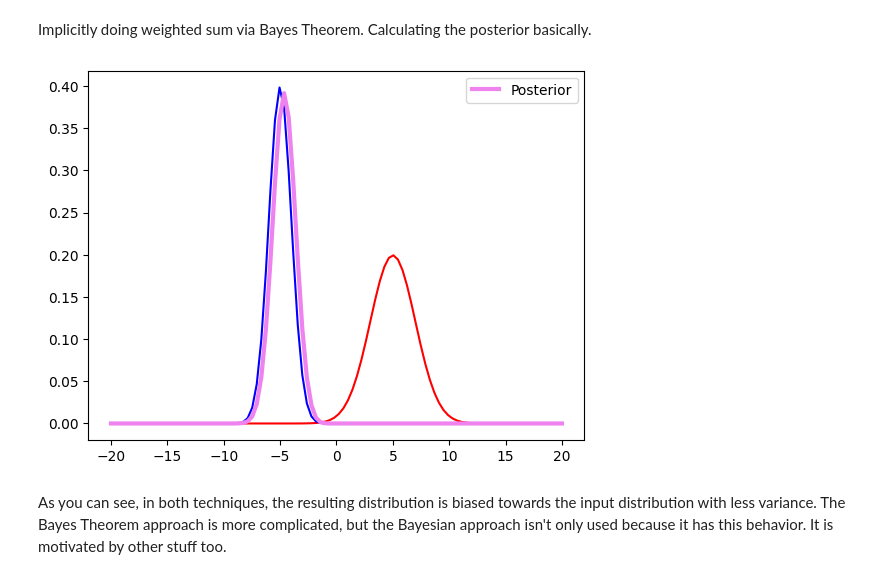
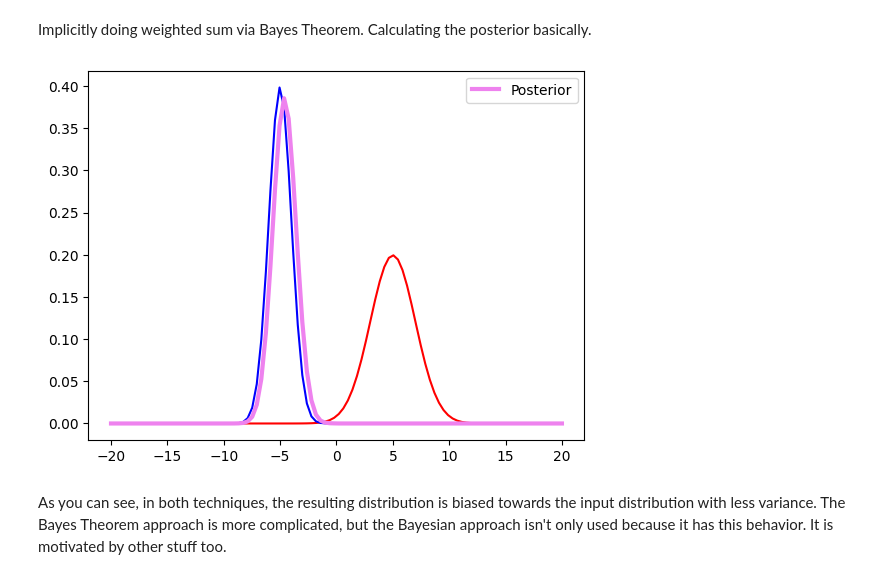
Before and after one commit to anuraglamsal/brain_and_AI, a Jupyter notebook: cue_integration.ipynb, the cells around one changed output. Saved outputs shown, nothing was run; the diff lists cells and outputs as text; code cells hidden in the pictures.

```diff
--- a/cue_integration.ipynb
+++ b/cue_integration.ipynb
@@ -70,18 +66,18 @@ Implicitly doing weighted sum via Bayes Theorem. Calculating the posterior basic
 # %%
 x = np.linspace(-20, 20, 100)
 
-cue = 10
+cue = 5
 sample_variable_value = 0
 
 plt.plot(x, normal_dist(x, 2 + 3 * sample_variable_value**2, 5 + 6 * sample_variable_value), color = 'red')
 plt.plot(x, normal_dist(x, 1, -5), color = 'blue')
 
 # This will be biased towards the distribution with lower SD too.
 plt.plot(x, posterior(x, cue, 1, -5), color = 'violet', linewidth = 3.0, label = 'Posterior')
 
 plt.legend()
 plt.show()
 # %% [output]
-[figure, old version]
+[figure, new version]
 # %% [markdown]
 As you can see, in both techniques, the resulting distribution is biased towards the input distribution with less variance. The Bayes Theorem approach is more complicated, but the Bayesian approach isn't only used because it has this behavior. It is motivated by other stuff too.
```
Also changed, not shown: parts of 1 cell of this notebook.
